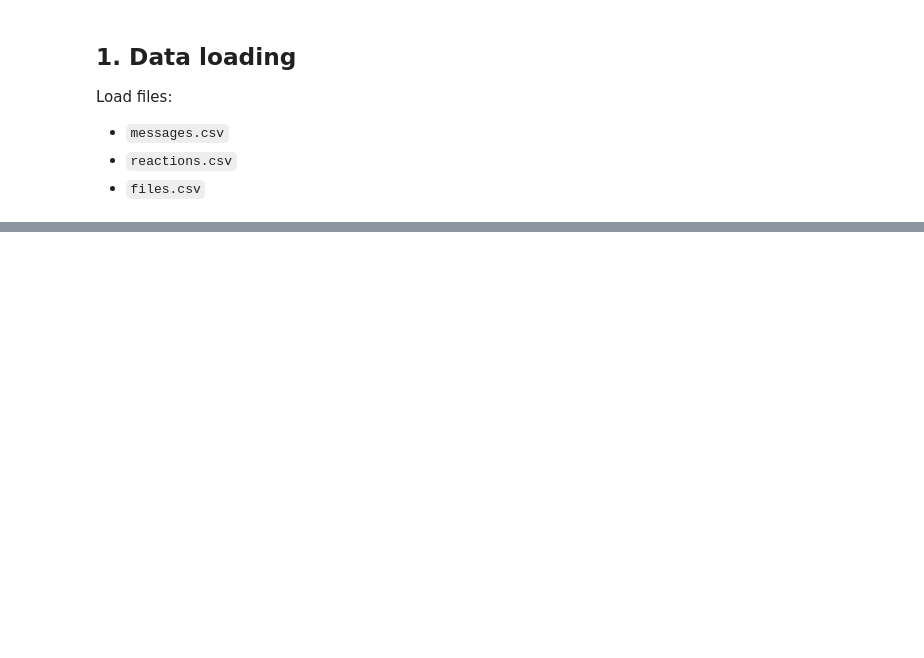
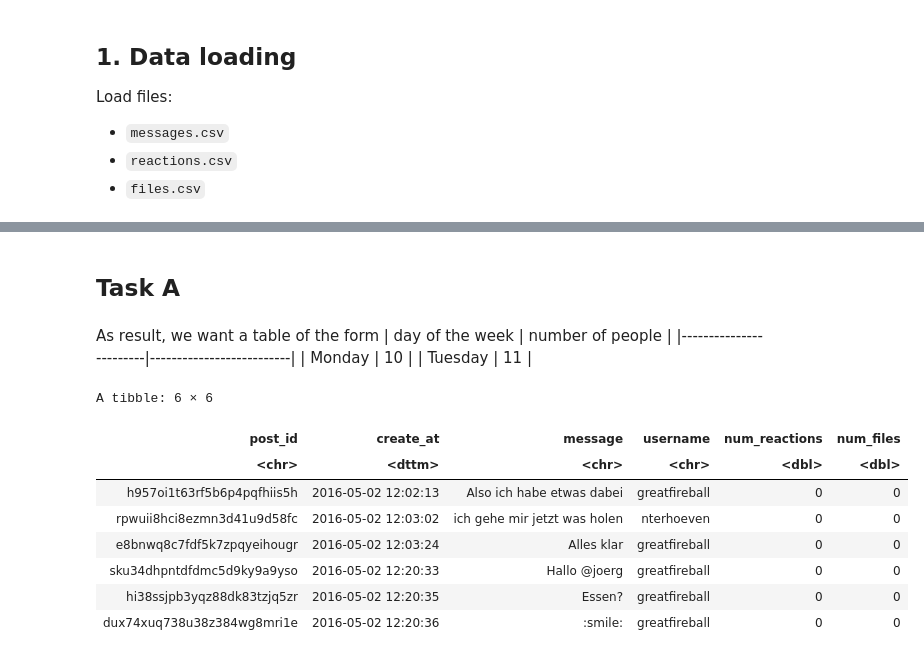
Before and after one commit to ddojo/ddojo.github.io, a Jupyter notebook: sessions/30_mattermost/R.ipynb, the cells around one changed output, grey strips where cells are left out. Saved outputs shown, nothing was run; the diff lists cells and outputs as text; code cells hidden in the pictures; blank space fills up the shorter version.

Commit message:
Add results from session 30

```diff
--- a/sessions/30_mattermost/R.ipynb
+++ b/sessions/30_mattermost/R.ipynb
@@ -83,3 +83,23 @@ chr (3): post_id, file_id, link
 
 ℹ Use `spec()` to retrieve the full column specification for this data.
 ℹ Specify the column types or set `show_col_types = FALSE` to quiet this message.
+# %% [markdown]
+## Task A
+# %% [markdown]
+As result, we want a table of the form
+| day of the week | number of people |
+|------------------------|--------------------------|
+| Monday | 10 |
+| Tuesday | 11 |
+# %%
+messages %>% head
+# %% [output]
+A tibble: 6 × 6
+| post_id | create_at | message | username | num_reactions | num_files |
+| <chr> | <dttm> | <chr> | <chr> | <dbl> | <dbl> |
+| h957oi1t63rf5b6p4pqfhiis5h | 2016-05-02 12:02:13 | Also ich habe etwas dabei | greatfireball | 0 | 0 |
+| rpwuii8hci8ezmn3d41u9d58fc | 2016-05-02 12:03:02 | ich gehe mir jetzt was holen | nterhoeven | 0 | 0 |
+| e8bnwq8c7fdf5k7zpqyeihougr | 2016-05-02 12:03:24 | Alles klar | greatfireball | 0 | 0 |
+| sku34dhpntdfdmc5d9ky9a9yso | 2016-05-02 12:20:33 | Hallo @joerg | greatfireball | 0 | 0 |
+| hi38ssjpb3yqz88dk83tzjq5zr | 2016-05-02 12:20:35 | Essen? | greatfireball | 0 | 0 |
+| dux74xuq738u38z384wg8mri1e | 2016-05-02 12:20:36 | :smile: | greatfireball | 0 | 0 |
```
Also changed, not shown: parts of 24 cells of this notebook, 6 other files.
